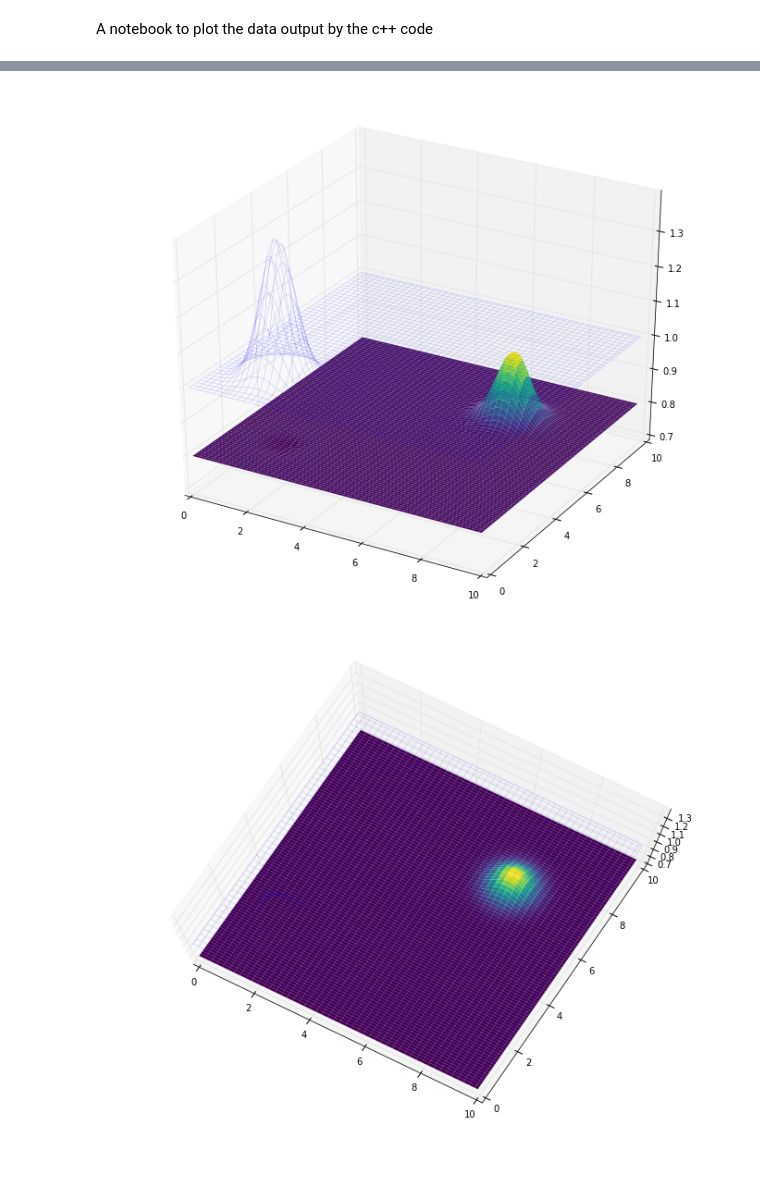
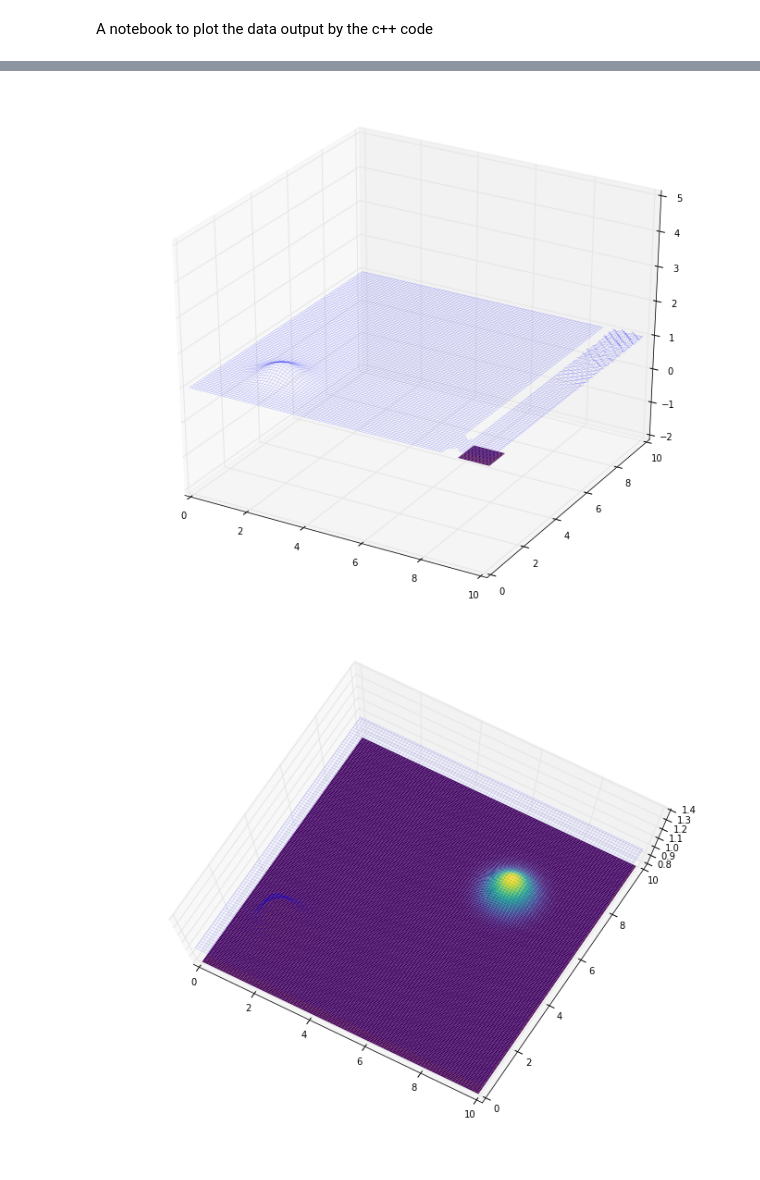
Before and after one commit to harpolea/swerve, a Jupyter notebook: Plotting.ipynb, the cells around one changed output, grey strips where cells are left out. Saved outputs shown, nothing was run; the diff lists cells and outputs as text; code cells hidden in the pictures.

```diff
--- a/Plotting.ipynb
+++ b/Plotting.ipynb
@@ -87,19 +87,20 @@ print(np.shape(D_2d[0,1,2:-2,2:-2].T))
 # %%
 fig = plt.figure(figsize=(12,10))
 ax = fig.gca(projection='3d')
 
 ax.set_xlim(0,10)
 ax.set_ylim(0,10)
-ax.set_zlim(0.7,1.4)
+#ax.set_zlim(0.7,1.4)
+ax.set_zlim(-2,5)
 
 ax.plot_surface(X,Y,D_2d[1,1,2:-2,2:-2].T, rstride=1, cstride=2, lw=0, cmap=cm.viridis, antialiased=True)
 
 ax.plot_wireframe(X,Y,D_2d[1,0,2:-2,2:-2].T, rstride=2, cstride=2, lw=0.1, cmap=cm.viridis, antialiased=True)
 
 #plt.plot(x,h[0,1:-1,0],x,h[1,1:-1,0], lw=2)
 plt.show()
 # %% [output]
-[figure, old version]
+[figure, new version]
 # %%
 fig = plt.figure(figsize=(12,10))
 ax = fig.gca(projection='3d')
@@ -111,13 +112,13 @@ def animate(i):
     ax.clear()
     ax.set_xlim(0,10)
     ax.set_ylim(0,10)
-    ax.set_zlim(0.7,1.4)
+    #ax.set_zlim(0.7,1.4)
     ax.view_init(80)
     ax.plot_surface(X,Y,D_2d[i,1,2:-2,2:-2].T, rstride=1, cstride=2, lw=0, cmap=cm.viridis, antialiased=True)
     ax.plot_wireframe(X,Y,D_2d[i,0,2:-2,2:-2].T, rstride=2, cstride=2, lw=0.1, cmap=cm.viridis, antialiased=True)
 
-anim = animation.FuncAnimation(fig, animate, frames=50, interval=50)
+anim = animation.FuncAnimation(fig, animate, frames=20, interval=50)
 # %% [output]
-[figure, old version]
+[figure, new version]
 # %%
 HTML(anim.to_html5_video())
```
Also changed, not shown: parts of 2 cells of this notebook, 2 other files.
